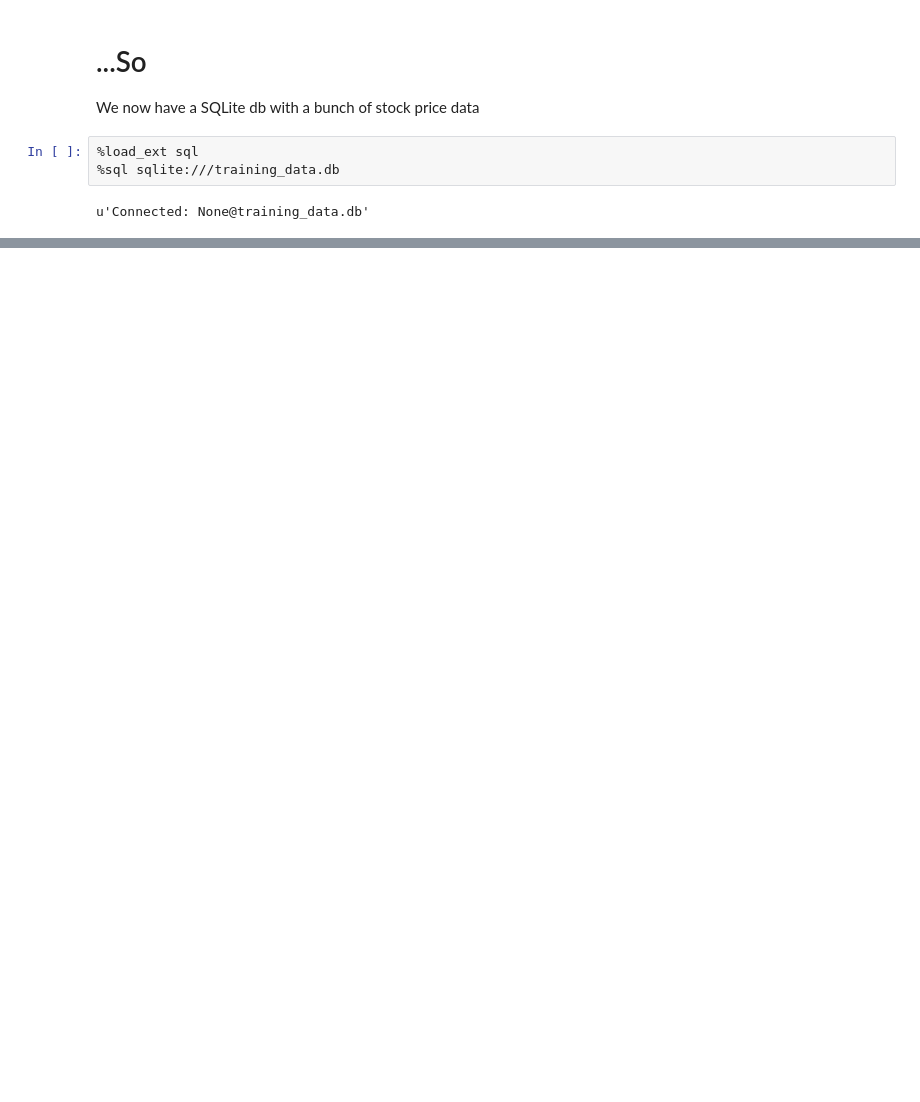
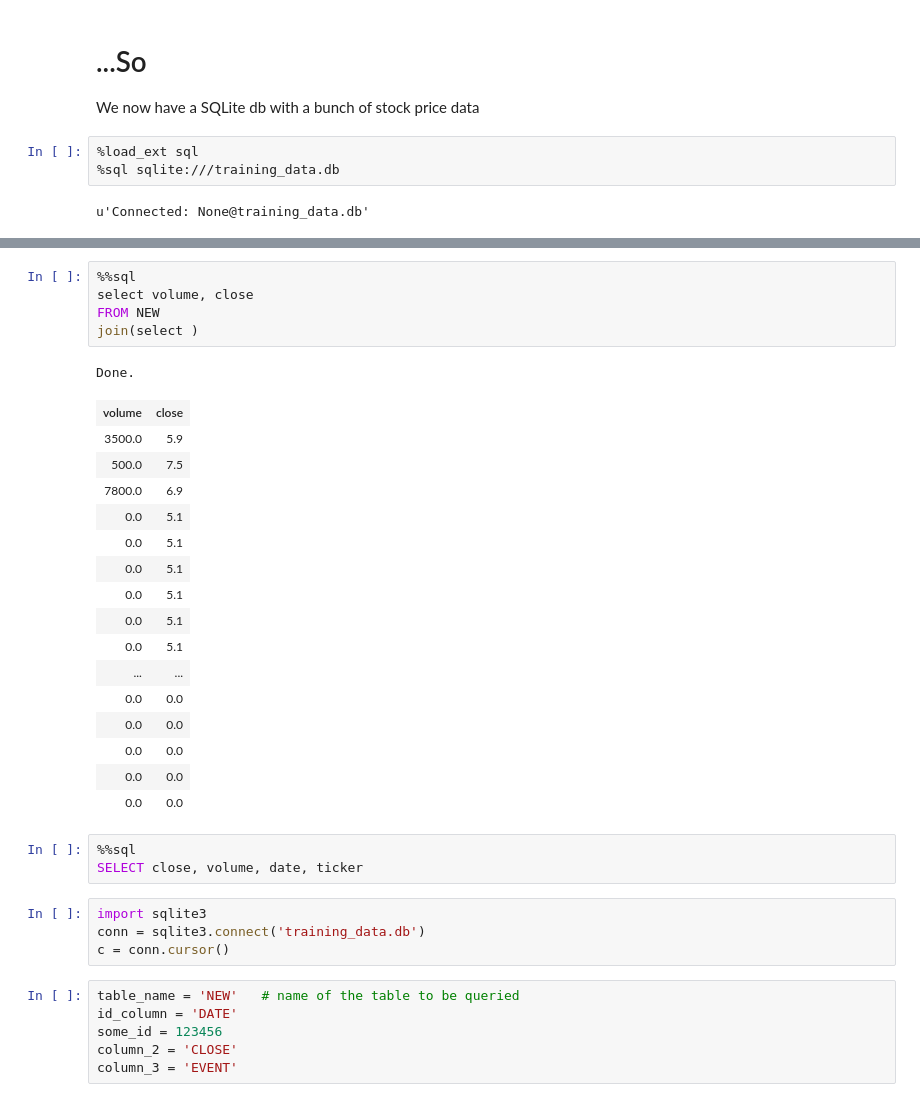
Before and after one commit to BenDavidAaron/FDA-Decision-Stock-Predictor, a Jupyter notebook: featureExtraction.ipynb, the cells around one changed output, grey strips where cells are left out. Drawn from its saved outputs; the diff is of its cells as text; blank space fills up the shorter version.

```diff
--- a/featureExtraction.ipynb
+++ b/featureExtraction.ipynb
@@ -47,0 +53,36 @@ Done.
+# %%
+%%sql
+select volume, close
+FROM NEW
+join(select )
+# %% [output]
+Done.
+| volume | close |
+| 3500.0 | 5.9 |
+| 500.0 | 7.5 |
+| 7800.0 | 6.9 |
+| 0.0 | 5.1 |
+| 0.0 | 5.1 |
+| 0.0 | 5.1 |
+| 0.0 | 5.1 |
+| 0.0 | 5.1 |
+| 0.0 | 5.1 |
+| ... | ... |
+| 0.0 | 0.0 |
+| 0.0 | 0.0 |
+| 0.0 | 0.0 |
+| 0.0 | 0.0 |
+| 0.0 | 0.0 |
+# %%
+%%sql
+SELECT close, volume, date, ticker
+# %%
+import sqlite3
+conn = sqlite3.connect('training_data.db')
+c = conn.cursor()
+# %%
+table_name = 'NEW'   # name of the table to be queried
+id_column = 'DATE'
+some_id = 123456
+column_2 = 'CLOSE'
+column_3 = 'EVENT'
```
Also changed, not shown: parts of 4 cells of this notebook, 2 other files.
